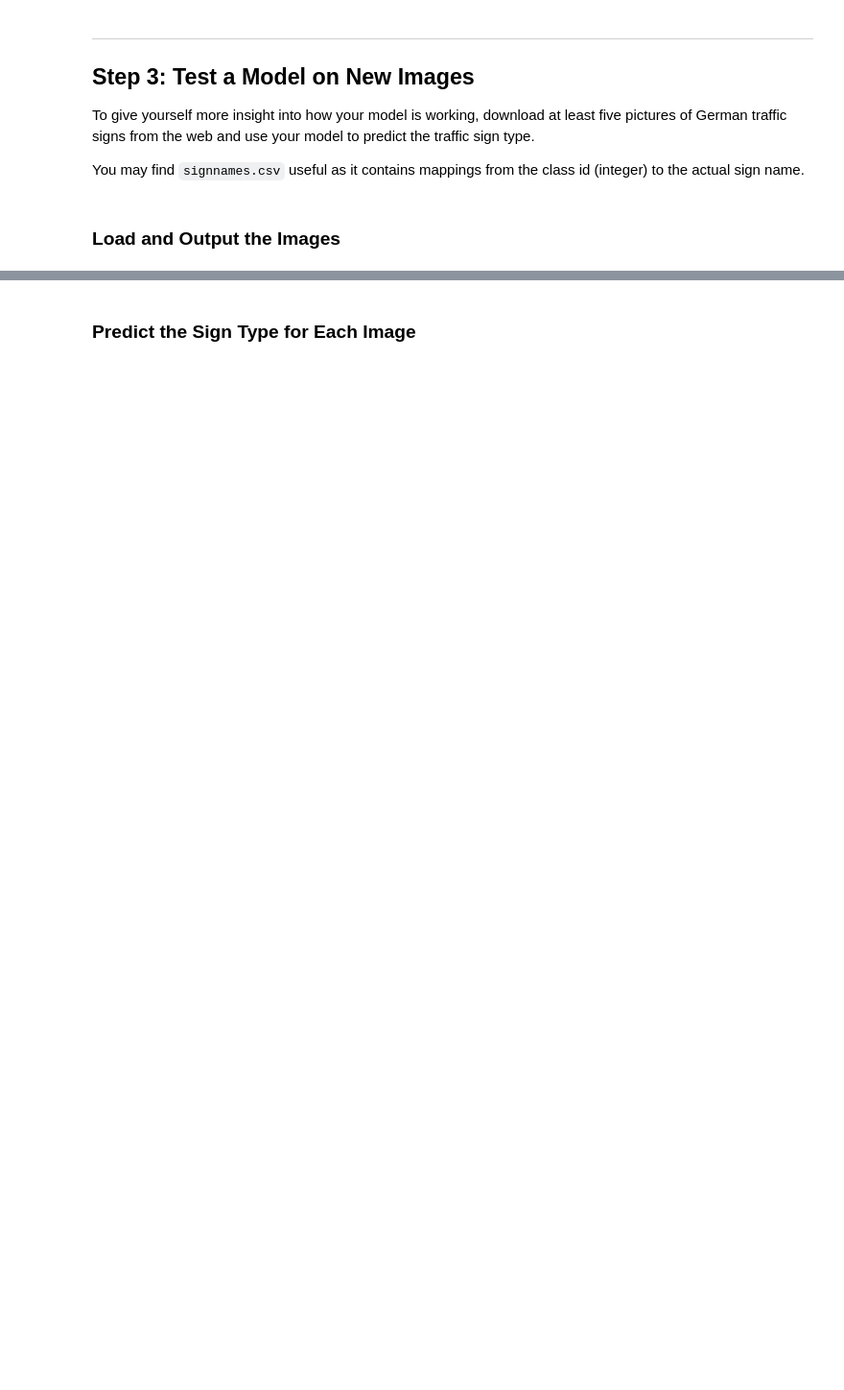
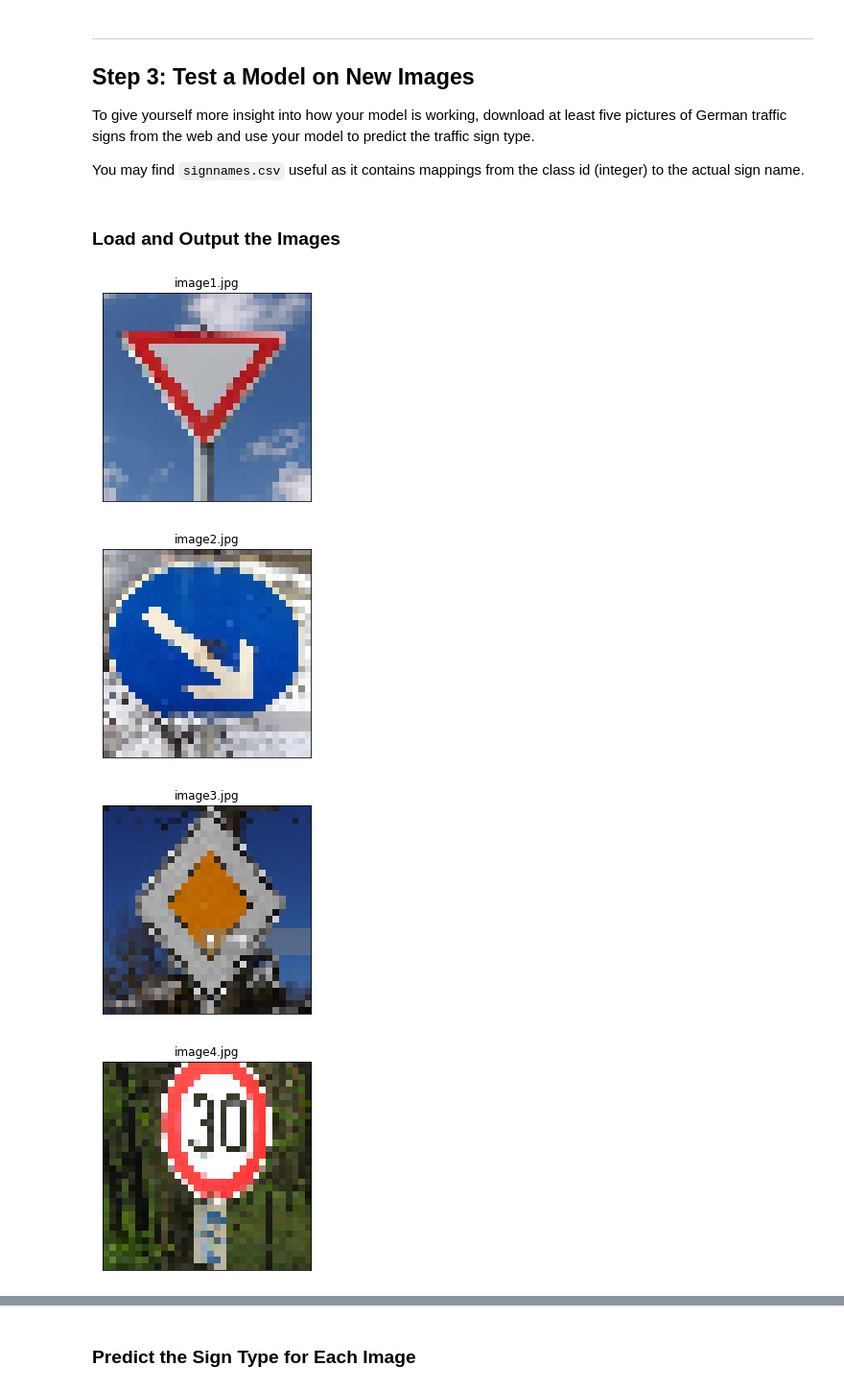
Before and after one commit to prasadpamidi/CarND-Traffic-Sign-Classifier-Project, a Jupyter notebook: Traffic_Sign_Classifier.ipynb, the cells around one changed output, grey strips where cells are left out. Shown: that part at 96% size. Cells and saved outputs as stored; diff of their text form; code cells hidden in the pictures; blank space fills up the shorter version.

```diff
--- a/Traffic_Sign_Classifier.ipynb
+++ b/Traffic_Sign_Classifier.ipynb
@@ -578,31 +578,36 @@ You may find `signnames.csv` useful as it contains mappings from the class id (i
 # %%
 import matplotlib.image as mpimg
 import os
 
 def resize(image, target_w=32, target_h=32):
     '''
         Resizes the given image to target width and height
     '''
-    return cv.resize(image, (target_w, target_h), cv.INTER_CUBIC)
+    return cv.resize(image, (target_w, target_h), cv.INTER_NEAREST)
 
 X_samples = []
 
 #These are the labels for the sample test images that i added
-y_samples = [25, 38, 12, 3, 14]
+y_samples = [13, 38, 12, 3, 14]
 
 file_names = []
 %matplotlib inline
 
 #Iterate over all the files inside sample_images folder and add them X_sample dataset.
 # Also saving the filename that can be used later
 for file in sorted(os.listdir("sample_images/")):
     img = resize(mpimg.imread('sample_images/' + file))
     dst = cv.cvtColor(img, cv.COLOR_BGRA2BGR)
 
     X_samples.append(img)
     file_names.append(file)
 
     plt.figure()
     plt.title(file)
     plt.tick_params(which='both', bottom='off', left='off', top='off', right='off', labelbottom='off', labelleft='off')
     plt.imshow(img)
+# %% [output]
+[figure, added]
+[figure, added]
+[figure, added]
+[figure, added]
```
Also changed, not shown: parts of 14 cells of this notebook, 3 other files.
